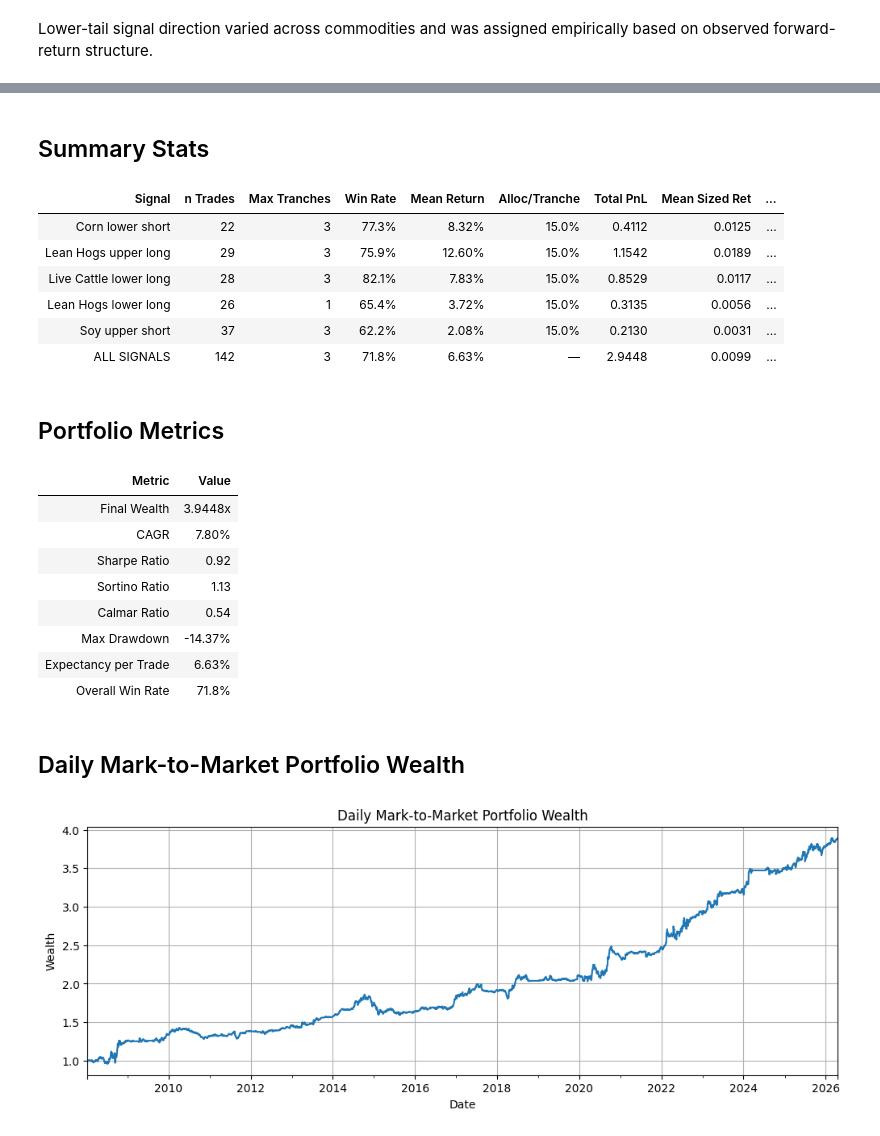
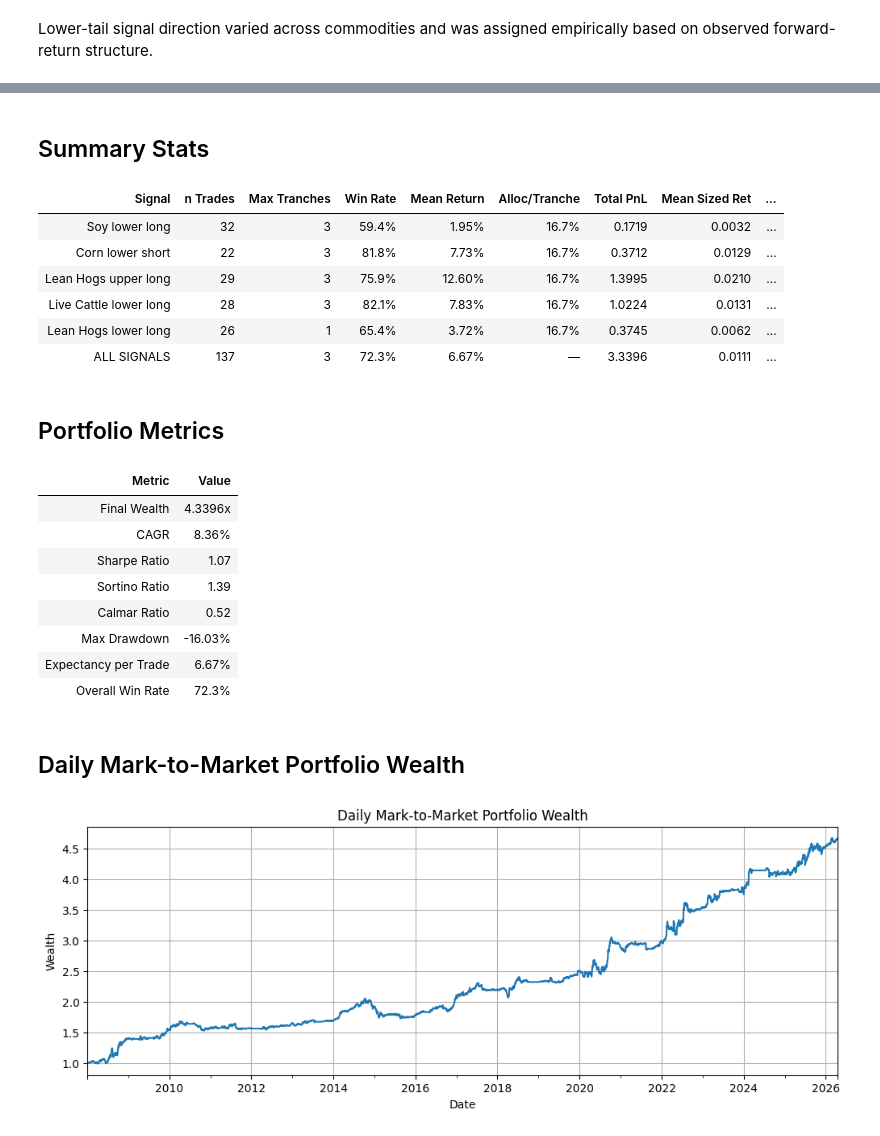
Before and after one commit to isupryaga/Commodities-Research, a Jupyter notebook: 02_signal_analysis_and_portfolio.ipynb, the cells around one changed output, grey strips where cells are left out. Drawn from its saved outputs; the diff is of its cells as text; code cells hidden in the pictures.

```diff
--- a/02_signal_analysis_and_portfolio.ipynb
+++ b/02_signal_analysis_and_portfolio.ipynb
@@ -19,8 +30,8 @@ for name, ticker in tickers.items():
     eod[name] = df
 # %%
 cot_market_map = {
-    'CORN - CHICAGO BOARD OF TRADE': ('corn', 'ZS=F'),
-    'SOYBEANS - CHICAGO BOARD OF TRADE': ('soy', 'ZC=F'),
+    'CORN - CHICAGO BOARD OF TRADE': ('corn', 'ZC=F'),
+    'SOYBEANS - CHICAGO BOARD OF TRADE': ('soy', 'ZS=F'),
     'LEAN HOGS - CHICAGO MERCANTILE EXCHANGE': ('hogs', 'HE=F'),
     'LIVE CATTLE - CHICAGO MERCANTILE EXCHANGE': ('live_cattle', 'LE=F'),
     'FEEDER CATTLE - CHICAGO MERCANTILE EXCHANGE': ('feeder_cattle', 'GF=F')
@@ -532,8 +546,9 @@ signal_specs = [
     ("hogs", "Lean Hogs Upper", "upper", "long"),
     ("live_cattle", "Live Cattle Lower", "lower", "long"),
     ("hogs", "Hogs Lower", "lower", "long"),
-    ("soy", "Soybeans Upper", "upper", "short"),
+    ("soy", "Soybeans Lower", "Lower", "long"),
     ("corn", "Corn Lower", "lower", "short"),
+    ("feeder_cattle", "Feeder Cattle lower", "lower", "long"),
 ]
 
 series_data = []
@@ -704,7 +719,7 @@ signal_specs = [
         "market": "hogs",
         "tail": "upper",
         "direction": "long",
-        "eval_horizon": 60,
+        "eval_horizon": 80,
     },
     {
         "Signal": "Lean Hogs lower long",
@@ -718,13 +733,13 @@ signal_specs = [
         "market": "live_cattle",
         "tail": "lower",
         "direction": "long",
-        "eval_horizon": 90,
+        "eval_horizon": 120,
     },
     {
-        "Signal": "Soy upper short",
+        "Signal": "Soy lower long",
         "market": "soy",
-        "tail": "upper",
-        "direction": "short",
+        "tail": "lower",
+        "direction": "long",
         "eval_horizon": 30,
     },
     {
@@ -733,6 +748,13 @@ signal_specs = [
         "tail": "lower",
         "direction": "short",
         "eval_horizon": 120,
+    },
+    {
+        "Signal": "Feeder Cattle lower long",
+        "market": "feeder_cattle",
+        "tail": "lower",
+        "direction": "long",
+        "eval_horizon": 105,
     },
 ]
 
@@ -854,8 +883,9 @@ selected_lags = {
     "Lean Hogs upper long":   5,
     "Lean Hogs lower long":   0,
     "Live Cattle lower long": 10,
-    "Soy upper short":        0,
-    "Corn lower short":       0,
+    "Soy lower long":        0,
+    "Corn lower short":       10,
+    "Feeder Cattle lower long": 0,
 }
 
 def rolling_unconditional(d, close_col, horizon, direction):
@@ -972,10 +1003,10 @@ signal_configs = [
         "eval_horizon": 120,
     },
     {
-        "Signal":       "Soy upper short",
+        "Signal":       "Soy lower long",
         "market":       "soy",
-        "tail":         "upper",
-        "direction":    "short",
+        "tail":         "lower",
+        "direction":    "long",
         "entry_lag":    0,
         "eval_horizon": 30,
     },
@@ -984,13 +1015,13 @@ signal_configs = [
         "market":       "corn",
         "tail":         "lower",
         "direction":    "short",
-        "entry_lag":    5,
+        "entry_lag":    10,
         "eval_horizon": 120,
     },
 ]
 
 MAX_TRANCHES       = 3
-SIGNAL_ALLOCATION  = 0.45
+SIGNAL_ALLOCATION  = 0.50
 TRANCHE_ALLOCATION = SIGNAL_ALLOCATION / MAX_TRANCHES
 
 def build_signal_frame(cfg):
@@ -1202,48 +1233,48 @@ fmt = {
     "Mean Sized Ret":  "{:.4f}",
     "Cumulative Contribution": "{:.4f}",
     "Avg Hold (days)": "{:.0f}",
 }
 
 display(
     summary_df.style
         .hide(axis="index")
         .format(fmt, na_rep="—")
 )
 
 display(Markdown("## Portfolio Metrics"))
 display(
     metrics_df.style.hide(axis="index")
 )
 
 display(Markdown("## Daily Mark-to-Market Portfolio Wealth"))
 _ = wealth_daily.plot(
     title="Daily Mark-to-Market Portfolio Wealth",
     figsize=(12, 4),
     ylabel="Wealth",
     xlabel="Date",
     grid=True,
 )
 # %% [output]
 ## Summary Stats
 | Signal | n Trades | Max Tranches | Win Rate | Mean Return | Alloc/Tranche | Total PnL | Mean Sized Ret | ... |
-| Corn lower short | 22 | 3 | 77.3% | 8.32% | 15.0% | 0.4112 | 0.0125 | ... |
-| Lean Hogs upper long | 29 | 3 | 75.9% | 12.60% | 15.0% | 1.1542 | 0.0189 | ... |
-| Live Cattle lower long | 28 | 3 | 82.1% | 7.83% | 15.0% | 0.8529 | 0.0117 | ... |
-| Lean Hogs lower long | 26 | 1 | 65.4% | 3.72% | 15.0% | 0.3135 | 0.0056 | ... |
-| Soy upper short | 37 | 3 | 62.2% | 2.08% | 15.0% | 0.2130 | 0.0031 | ... |
-| ALL SIGNALS | 142 | 3 | 71.8% | 6.63% | — | 2.9448 | 0.0099 | ... |
+| Soy lower long | 32 | 3 | 59.4% | 1.95% | 16.7% | 0.1719 | 0.0032 | ... |
+| Corn lower short | 22 | 3 | 81.8% | 7.73% | 16.7% | 0.3712 | 0.0129 | ... |
+| Lean Hogs upper long | 29 | 3 | 75.9% | 12.60% | 16.7% | 1.3995 | 0.0210 | ... |
+| Live Cattle lower long | 28 | 3 | 82.1% | 7.83% | 16.7% | 1.0224 | 0.0131 | ... |
+| Lean Hogs lower long | 26 | 1 | 65.4% | 3.72% | 16.7% | 0.3745 | 0.0062 | ... |
+| ALL SIGNALS | 137 | 3 | 72.3% | 6.67% | — | 3.3396 | 0.0111 | ... |
 ## Portfolio Metrics
 | Metric | Value |
-| Final Wealth | 3.9448x |
-| CAGR | 7.80% |
-| Sharpe Ratio | 0.92 |
-| Sortino Ratio | 1.13 |
-| Calmar Ratio | 0.54 |
-| Max Drawdown | -14.37% |
-| Expectancy per Trade | 6.63% |
-| Overall Win Rate | 71.8% |
+| Final Wealth | 4.3396x |
+| CAGR | 8.36% |
+| Sharpe Ratio | 1.07 |
+| Sortino Ratio | 1.39 |
+| Calmar Ratio | 0.52 |
+| Max Drawdown | -16.03% |
+| Expectancy per Trade | 6.67% |
+| Overall Win Rate | 72.3% |
 ## Daily Mark-to-Market Portfolio Wealth
-[figure, old version]
+[figure, new version]
 # %%
 # assumes trade_df, eq_series, wealth_daily, wealth_index from backtest cell
 
```
Also changed, not shown: parts of 14 cells of this notebook.
